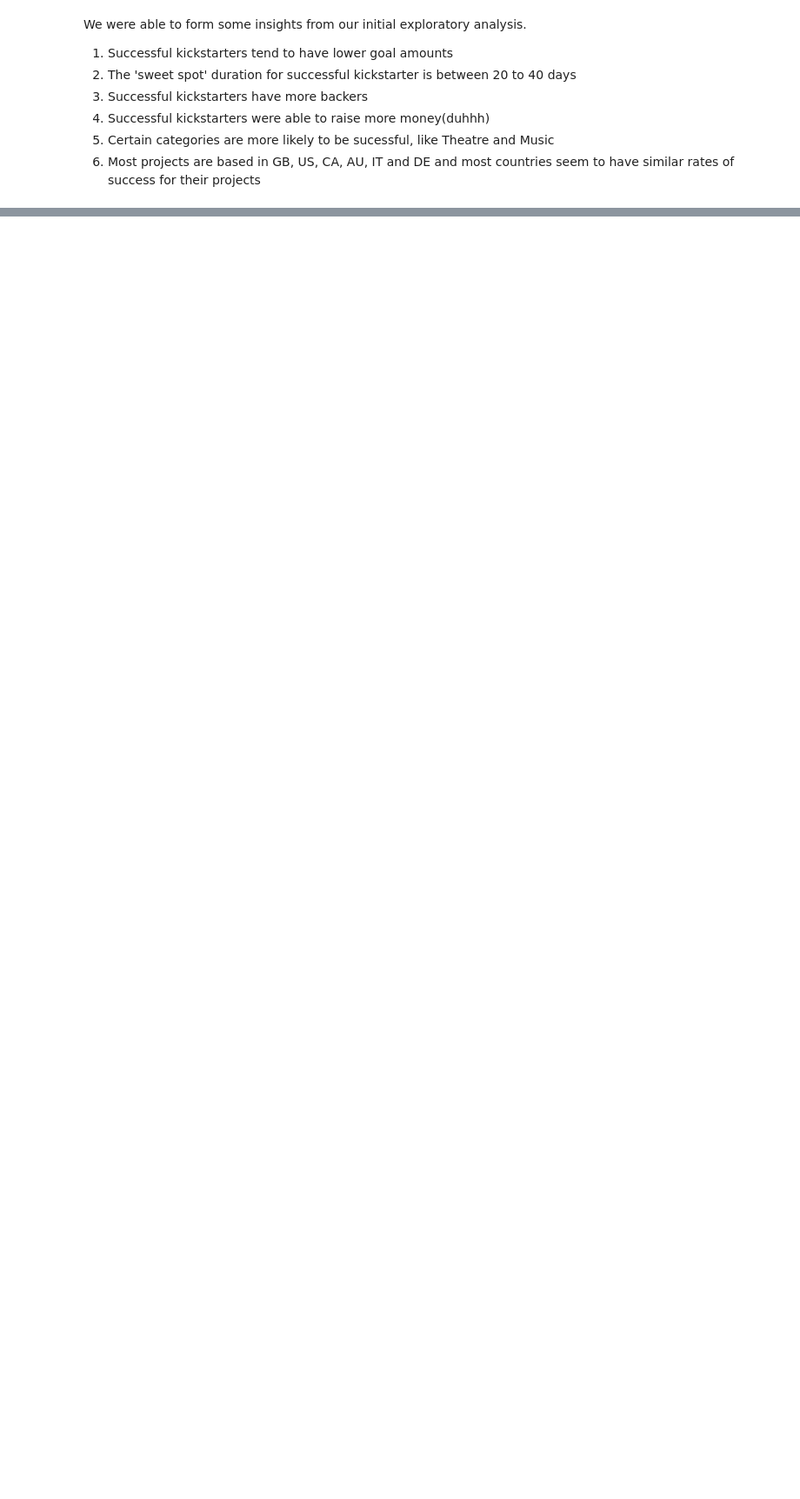
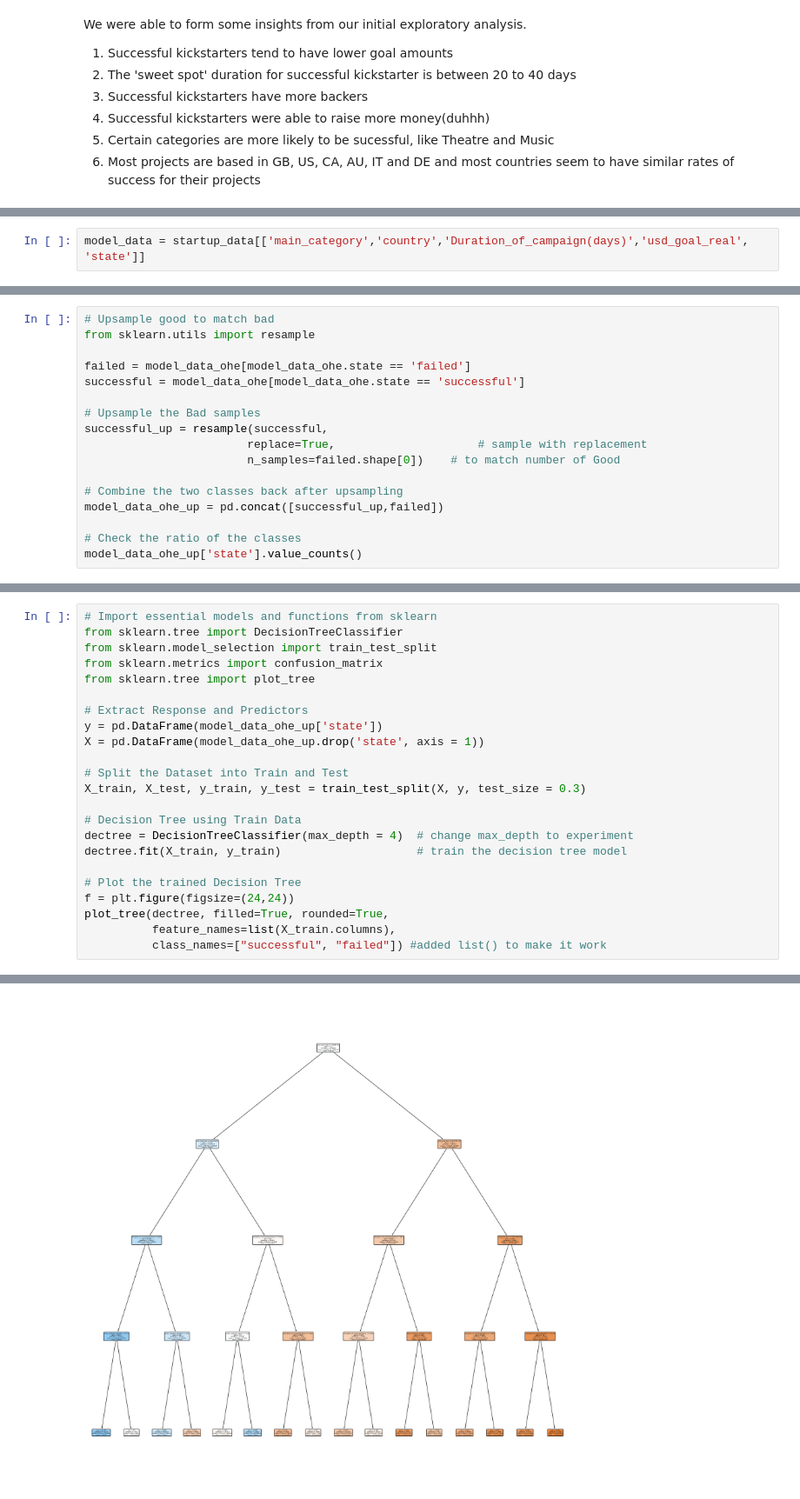
Before and after one commit to yongcake/SC1015-Project, a Jupyter notebook: Kickstarter Project Prediction.ipynb, the cells around one changed output, grey strips where cells are left out. Shown at 87% size. Saved outputs shown, nothing was run; the diff lists cells and outputs as text; blank space fills up the shorter version.

```diff
--- a/Kickstarter Project Prediction.ipynb
+++ b/Kickstarter Project Prediction.ipynb
@@ -720,0 +544,2 @@ FNR Test :       1.0
+# %%
+model_data = startup_data[['main_category','country','Duration_of_campaign(days)','usd_goal_real', 'state']]
@@ -720,0 +748,17 @@ FNR Test :       1.0
+# %%
+# Upsample good to match bad
+from sklearn.utils import resample
+
+failed = model_data_ohe[model_data_ohe.state == 'failed']
+successful = model_data_ohe[model_data_ohe.state == 'successful']
+
+# Upsample the Bad samples
+successful_up = resample(successful,
+                        replace=True,                     # sample with replacement
+                        n_samples=failed.shape[0])    # to match number of Good
+
+# Combine the two classes back after upsampling
+model_data_ohe_up = pd.concat([successful_up,failed])
+
+# Check the ratio of the classes
+model_data_ohe_up['state'].value_counts()
@@ -720,0 +774,24 @@ FNR Test :       1.0
+# %%
+# Import essential models and functions from sklearn
+from sklearn.tree import DecisionTreeClassifier
+from sklearn.model_selection import train_test_split
+from sklearn.metrics import confusion_matrix
+from sklearn.tree import plot_tree
+
+# Extract Response and Predictors
+y = pd.DataFrame(model_data_ohe_up['state'])
+X = pd.DataFrame(model_data_ohe_up.drop('state', axis = 1))
+
+# Split the Dataset into Train and Test
+X_train, X_test, y_train, y_test = train_test_split(X, y, test_size = 0.3)
+
+# Decision Tree using Train Data
+dectree = DecisionTreeClassifier(max_depth = 4)  # change max_depth to experiment
+dectree.fit(X_train, y_train)                    # train the decision tree model
+
+# Plot the trained Decision Tree
+f = plt.figure(figsize=(24,24))
+plot_tree(dectree, filled=True, rounded=True,
+          feature_names=list(X_train.columns),
+          class_names=["successful", "failed"]) #added list() to make it work
+# %% [output]
@@ -720,0 +815 @@ FNR Test :       1.0
+[figure, added]
```
Also changed, not shown: parts of 44 cells of this notebook.
